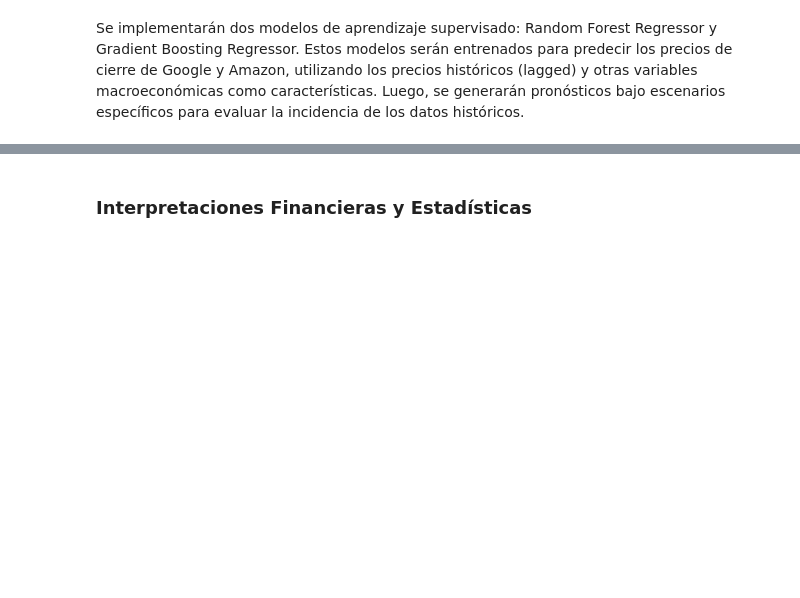
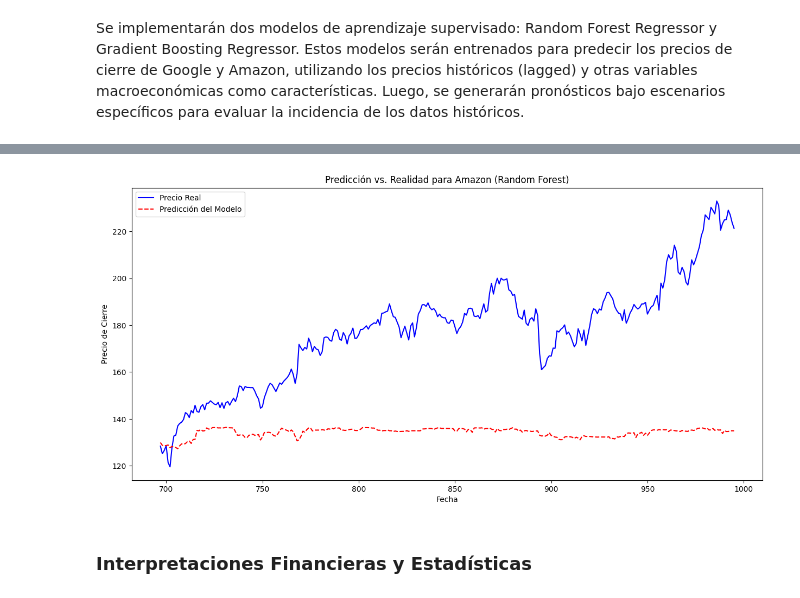
Before and after one commit to jaimeisaac2020/Python-analsisis-basicos, a Jupyter notebook: analisis_objetivo_3.ipynb, the cells around one changed output, grey strips where cells are left out. Saved outputs shown, nothing was run; the diff lists cells and outputs as text; code cells hidden in the pictures; blank space fills up the shorter version.

```diff
--- a/analisis_objetivo_3.ipynb
+++ b/analisis_objetivo_3.ipynb
@@ -402,3 +357,15 @@ plt.show()
+# %%
+# Ejemplo para Amazon Random Forest
+plt.figure(figsize=(15, 7))
+plt.plot(y_test_amzn.index, y_test_amzn, label='Precio Real', color='blue')
+plt.plot(y_test_amzn.index, y_pred_rf_amzn, label='Predicción del Modelo', color='red', linestyle='--')
+plt.title('Predicción vs. Realidad para Amazon (Random Forest)')
+plt.xlabel('Fecha')
+plt.ylabel('Precio de Cierre')
+plt.legend()
+plt.show()
+# %% [output]
+[figure, added]
 # %% [markdown]
 ### Interpretaciones Financieras y Estadísticas
 # %% [markdown]
```
Also changed, not shown: parts of 6 cells of this notebook.
